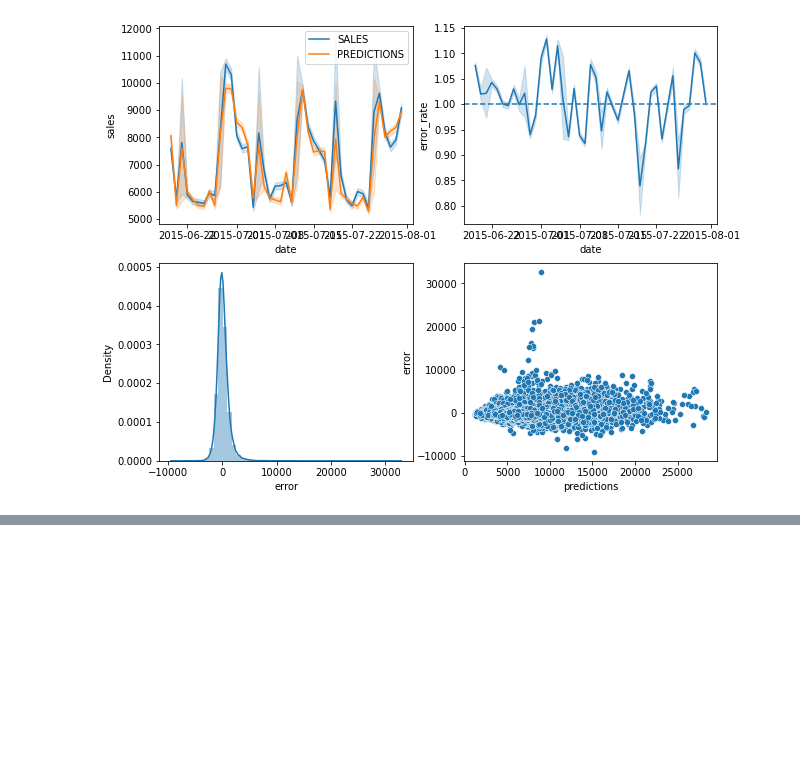
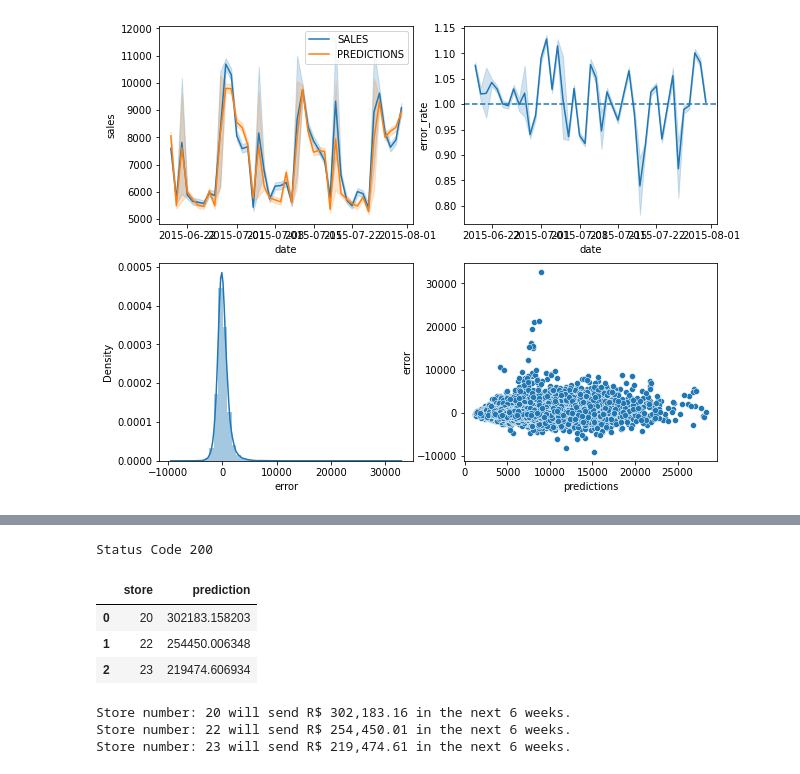
Before and after one commit to CarvalhooNeto/DataScience_Em_Producao, a Jupyter notebook: Store_Sales_Prediction-Copy1.ipynb, the cells around one changed output, grey strips where cells are left out. Cells and saved outputs as stored; diff of their text form; code cells hidden in the pictures; blank space fills up the shorter version.

```diff
--- a/Store_Sales_Prediction-Copy1.ipynb
+++ b/Store_Sales_Prediction-Copy1.ipynb
@@ -1524,0 +1767,45 @@ sns.scatterplot( df7['predictions'], df7['error'] )
+# %%
+# merge test dataset + store
+df_test = pd.merge( df_10, df_raw_store, how='left', on='Store' )
+
+# choose store for prediction
+df_test = df_test[df_test['Store'].isin( [20, 23, 22] )]
+
+# remove closed days
+df_test = df_test[df_test['Open'] != 0]
+df_test = df_test[~df_test['Open'].isnull()]
+df_test = df_test.drop( 'Id', axis=1 )
+# %%
+# convert Dataframe to json
+data = json.dumps( df_test.to_dict( orient='records' ) )
+# %%
+# Api Call
+
+url = 'http://0.0.0.0:5000/rossmann/predict'
+
+header = {'Content-type': 'application/json' }
+data = data
+
+
+r = requests.post( url, data=data, headers=header )
+print( 'Status Code {}'.format( r.status_code ) )
+# %% [output]
+Status Code 200
+# %%
+d1 = pd.DataFrame( r.json(), columns=r.json()[0].keys() )
+# %%
+d2 = d1[['store','prediction']].groupby('store').sum().reset_index()
+# %% [output]
+|  | store | prediction |
+| 0 | 20 | 302183.158203 |
+| 1 | 22 | 254450.006348 |
+| 2 | 23 | 219474.606934 |
+# %%
+for i in range( len( d2 ) ):
+    print( "Store number: {} will send R$ {:,.2f} in the next 6 weeks.".format(
+            d2.loc[i, 'store'],
+            d2.loc[i,'prediction'] ) )
+# %% [output]
+Store number: 20 will send R$ 302,183.16 in the next 6 weeks.
+Store number: 22 will send R$ 254,450.01 in the next 6 weeks.
+Store number: 23 will send R$ 219,474.61 in the next 6 weeks.
```
Also changed, not shown: parts of 16 cells of this notebook.
